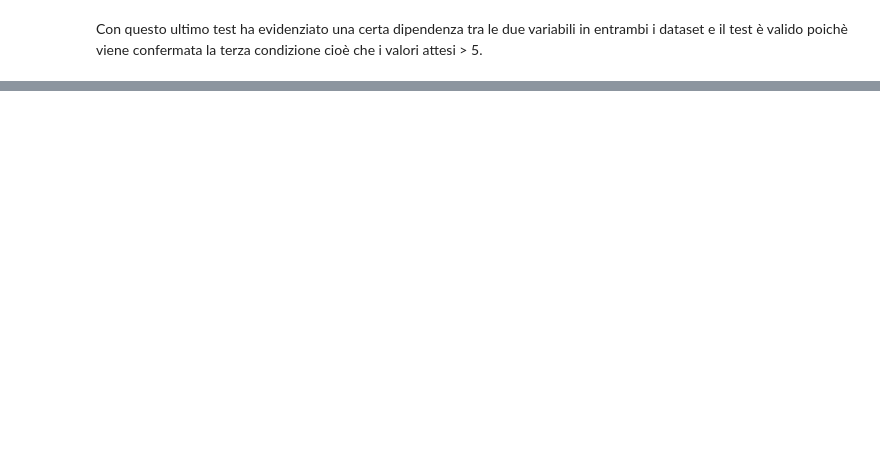
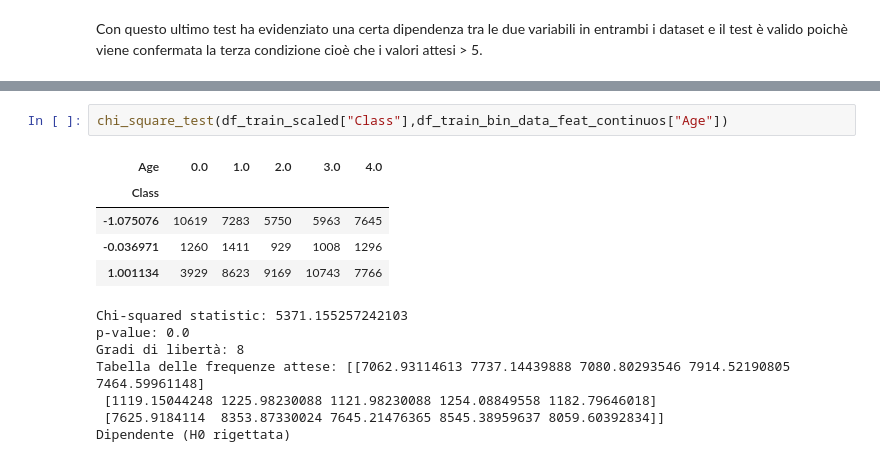
Before and after one commit to mingos25/Data-Science-Project, a Jupyter notebook: ds-project.ipynb, the cells around one changed output, grey strips where cells are left out. Saved outputs shown, nothing was run; the diff lists cells and outputs as text; blank space fills up the shorter version.

```diff
--- a/ds-project.ipynb
+++ b/ds-project.ipynb
@@ -1188,0 +1182,15 @@ Anche per questa relazione, sembra essere dipendente
+# %%
+chi_square_test(df_train_scaled["Class"],df_train_bin_data_feat_continuos["Age"])
+# %% [output]
+| Age | 0.0 | 1.0 | 2.0 | 3.0 | 4.0 |
+| Class |  |  |  |  |  |
+| -1.075076 | 10619 | 7283 | 5750 | 5963 | 7645 |
+| -0.036971 | 1260 | 1411 | 929 | 1008 | 1296 |
+| 1.001134 | 3929 | 8623 | 9169 | 10743 | 7766 |
+Chi-squared statistic: 5371.155257242103
+p-value: 0.0
+Gradi di libertà: 8
+Tabella delle frequenze attese: [[7062.93114613 7737.14439888 7080.80293546 7914.52190805 7464.59961148]
+ [1119.15044248 1225.98230088 1121.98230088 1254.08849558 1182.79646018]
+ [7625.9184114  8353.87330024 7645.21476365 8545.38959637 8059.60392834]]
+Dipendente (H0 rigettata)
```
Also changed, not shown: parts of 32 cells of this notebook.
